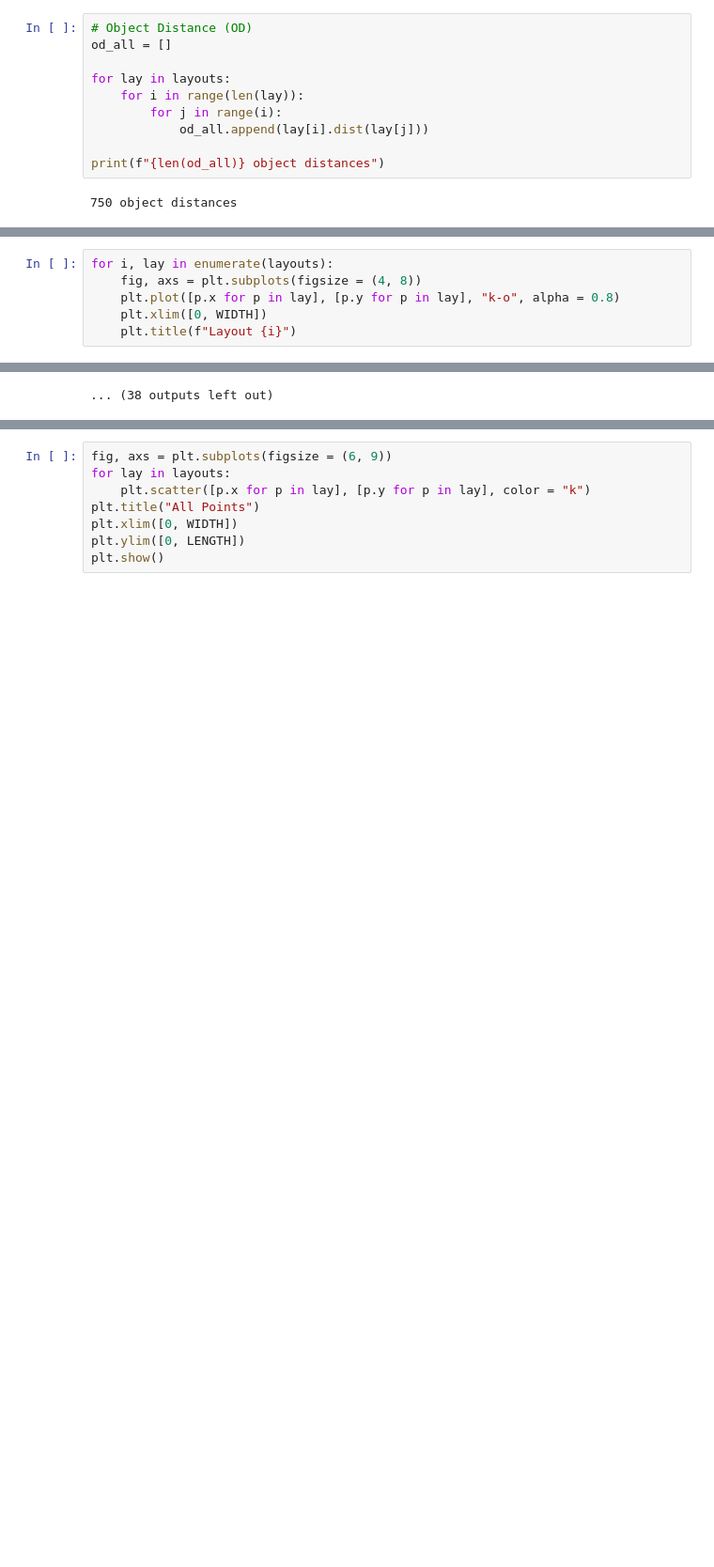
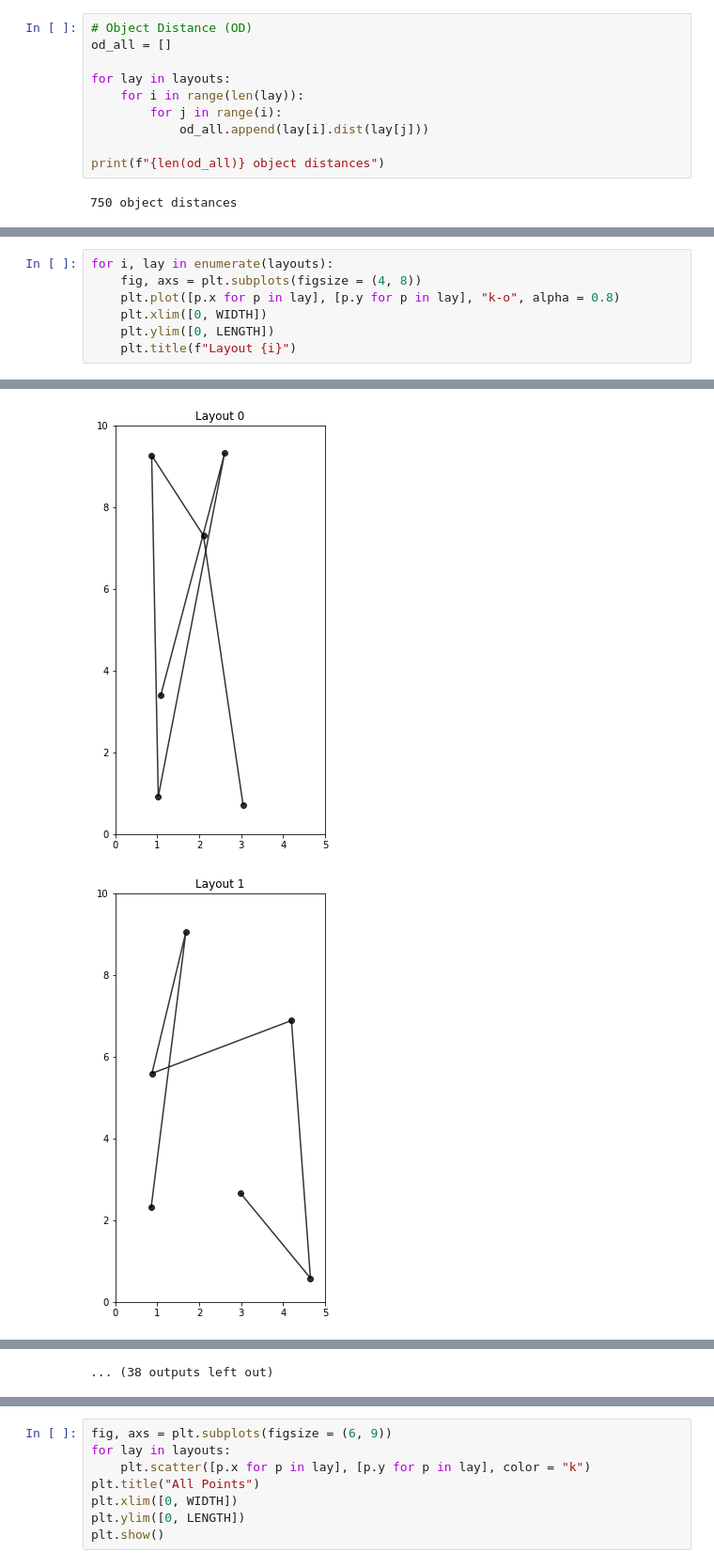
Before and after one commit to huffman-spatial-cognition-lab/Landmarks, a Jupyter notebook: pythonTrialConfiguration/v3.ipynb, the cells around one changed output, grey strips where cells are left out. Shown at 94% size. Drawn from its saved outputs; the diff is of its cells as text; blank space fills up the shorter version.

```diff
--- a/pythonTrialConfiguration/v3.ipynb
+++ b/pythonTrialConfiguration/v3.ipynb
@@ -175,5 +193,6 @@ for i, lay in enumerate(layouts):
     fig, axs = plt.subplots(figsize = (4, 8))
     plt.plot([p.x for p in lay], [p.y for p in lay], "k-o", alpha = 0.8)
     plt.xlim([0, WIDTH])
+    plt.ylim([0, LENGTH])
     plt.title(f"Layout {i}")
 # %% [output]
@@ -191,0 +199,2 @@ for i, lay in enumerate(layouts):
+[figure, added]
+[figure, added]
```
Also changed, not shown: parts of 11 cells of this notebook.
